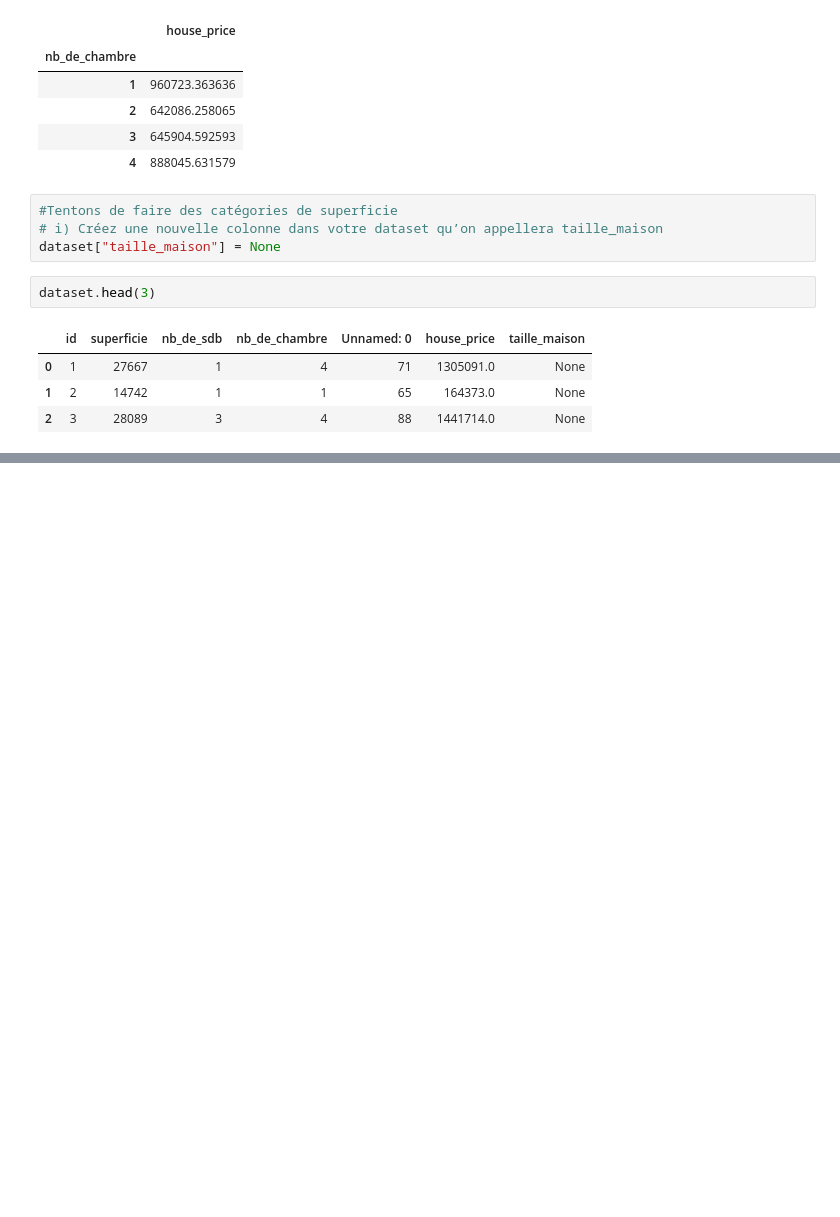
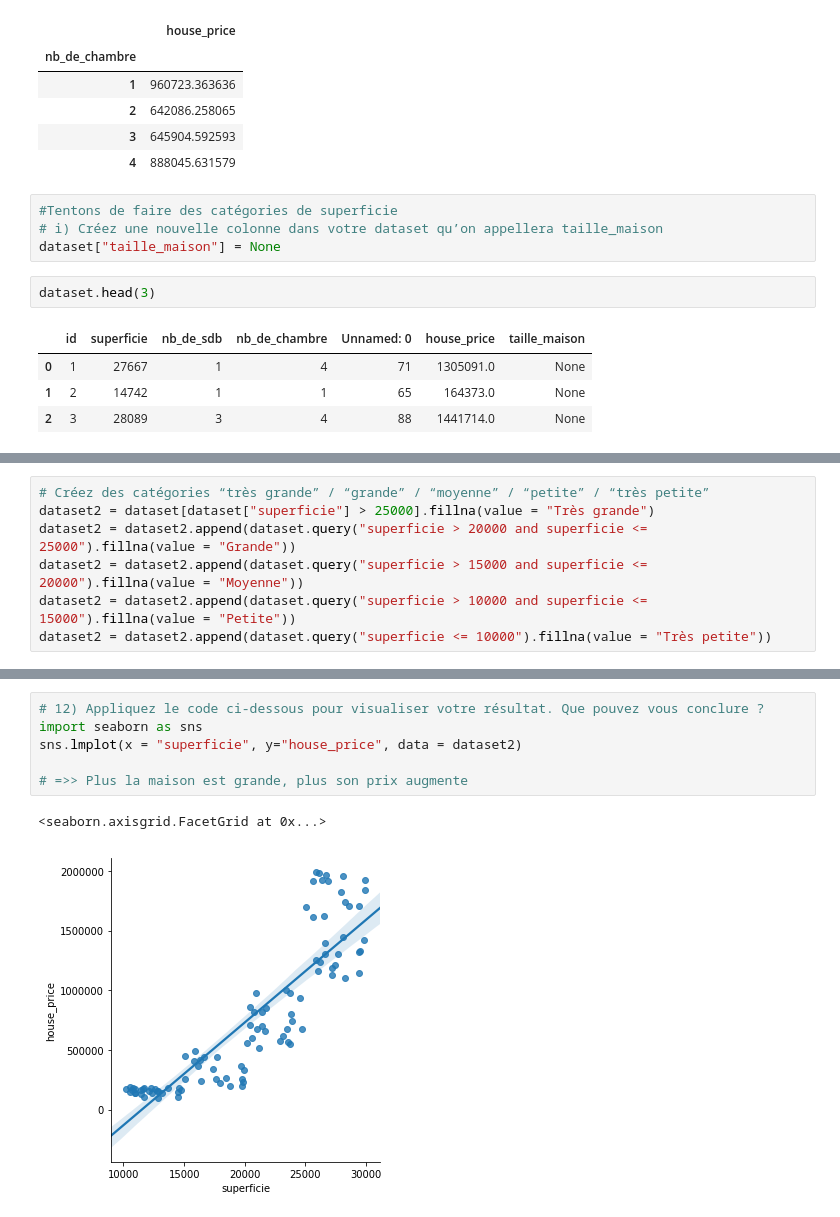
Before and after one commit to antoinekrajnc/house_market, a Jupyter notebook: House_Market.ipynb, the cells around one changed output, grey strips where cells are left out. Drawn from its saved outputs; the diff is of its cells as text; blank space fills up the shorter version.

```diff
--- a/House_Market.ipynb
+++ b/House_Market.ipynb
@@ -114,0 +105,7 @@ dataset2.head(3)
+# %%
+# Créez des catégories “très grande” / “grande” / “moyenne” / “petite” / “très petite”
+dataset2 = dataset[dataset["superficie"] > 25000].fillna(value = "Très grande")
+dataset2 = dataset2.append(dataset.query("superficie > 20000 and superficie <= 25000").fillna(value = "Grande"))
+dataset2 = dataset2.append(dataset.query("superficie > 15000 and superficie <= 20000").fillna(value = "Moyenne"))
+dataset2 = dataset2.append(dataset.query("superficie > 10000 and superficie <= 15000").fillna(value = "Petite"))
+dataset2 = dataset2.append(dataset.query("superficie <= 10000").fillna(value = "Très petite"))
@@ -114,0 +136,9 @@ dataset2.head(3)
+# %%
+# 12) Appliquez le code ci-dessous pour visualiser votre résultat. Que pouvez vous conclure ?
+import seaborn as sns
+sns.lmplot(x = "superficie", y="house_price", data = dataset2)
+
+# =>> Plus la maison est grande, plus son prix augmente
+# %% [output]
+<seaborn.axisgrid.FacetGrid at 0x...>
+[figure, added]
```
Also changed, not shown: parts of 4 cells of this notebook.
